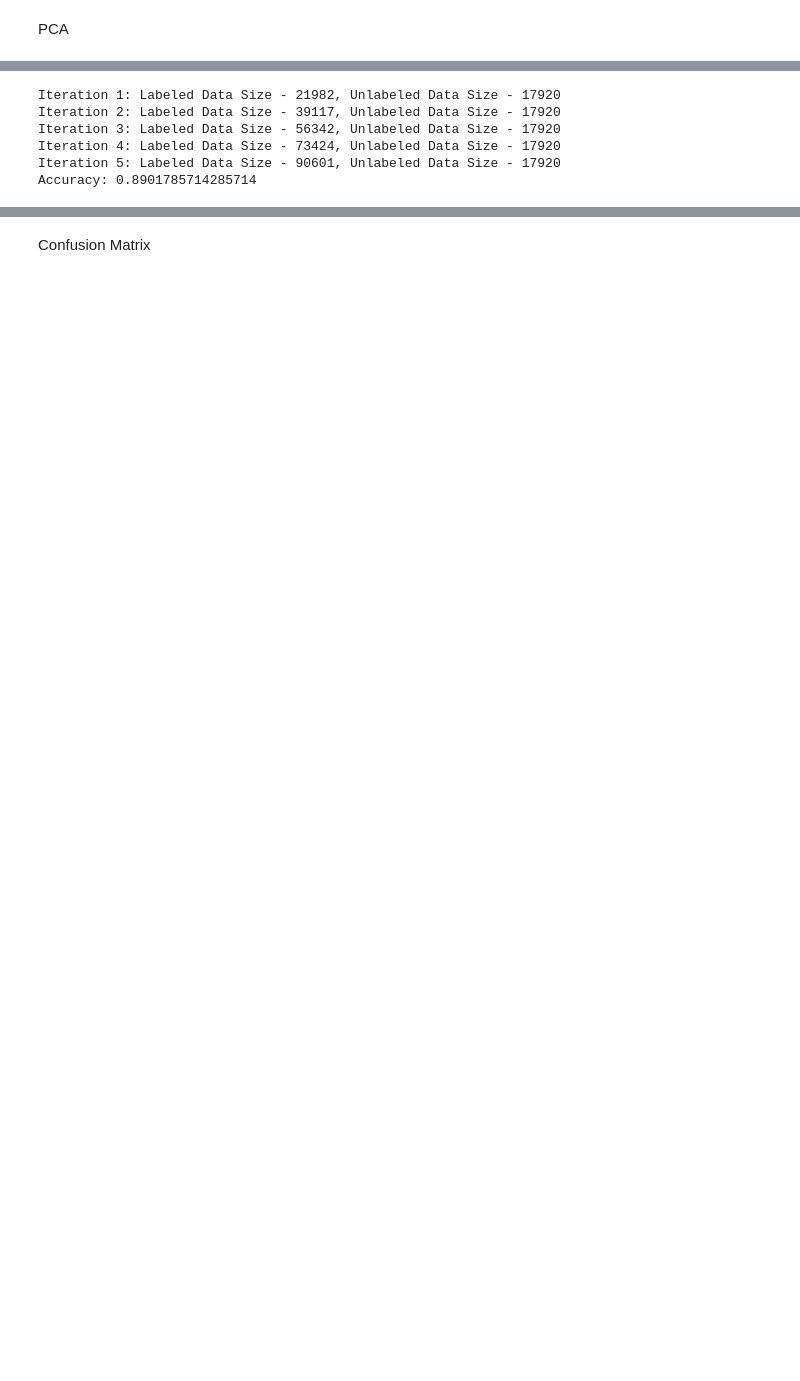
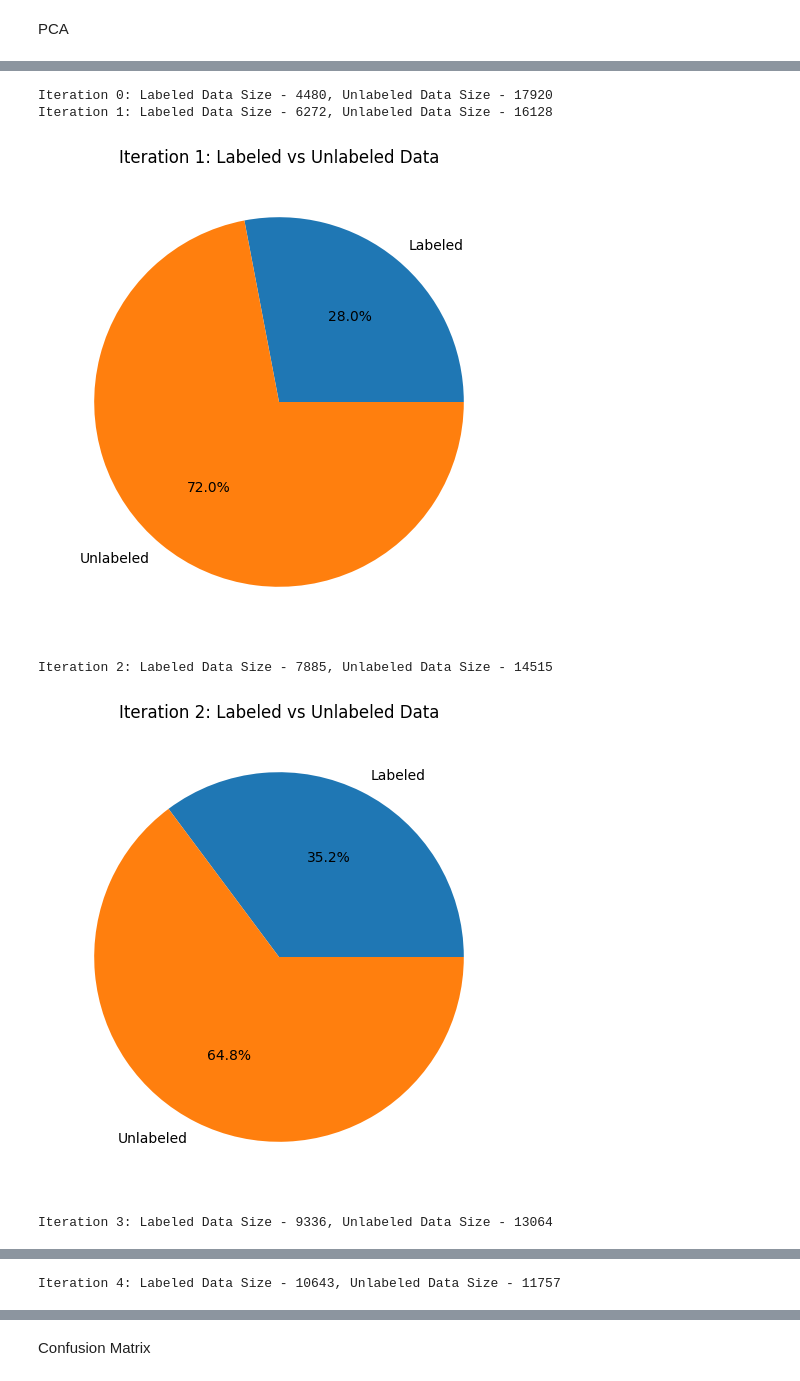
Before and after one commit to knvramana/COMP-6721-SUMMER-PROJECT, a Jupyter notebook: Semi_Supervised_Learning.ipynb, the cells around one changed output, grey strips where cells are left out. Saved outputs shown, nothing was run; the diff lists cells and outputs as text; code cells hidden in the pictures; blank space fills up the shorter version.

```diff
--- a/Semi_Supervised_Learning.ipynb
+++ b/Semi_Supervised_Learning.ipynb
@@ -176,0 +142,11 @@ plt.show()
+# %%
+
+label_encoder = LabelEncoder()
+y = label_encoder.fit_transform(labels)
+
+X_train, X_test, y_train, y_test = train_test_split(images, y, test_size=0.2, stratify=y)
+
+X_labeled, X_unlabeled, y_labeled, y_unlabeled = train_test_split(X_train, y_train, test_size=0.8)
+
+X_labeled = X_labeled.reshape(X_labeled.shape[0], -1)
+X_unlabeled = X_unlabeled.reshape(X_unlabeled.shape[0], -1)
@@ -179,32 +165,44 @@ Decision Tree Classifer
 # %%
-classifier = DecisionTreeClassifier(max_depth=12, criterion='entropy', random_state=2411)
+classifier = DecisionTreeClassifier(max_depth=8, criterion='entropy', random_state=2411)
+confidence_threshold = 0.9
+num_iterations = 8
 
-confidence_threshold = 0.9
-num_iterations = 5
-
+print(f"Iteration 0: Labeled Data Size - {X_labeled.shape[0]}, Unlabeled Data Size - {X_unlabeled.shape[0]}")
+    # Select high-confidence predictions
 for i in range(num_iterations):
-    classifier.fit(X_labeled.get(), y_labeled.get())
-    y_pred = cp.asarray(classifier.predict(X_unlabeled.get()))
+    classifier.fit(X_labeled, y_labeled)
+    y_pred = classifier.predict(X_unlabeled)
 
     # Select high-confidence predictions
-    y_pred_prob = cp.asarray(classifier.predict_proba(X_unlabeled.get()))
-    max_probs = cp.max(y_pred_prob, axis=1)
-    high_confidence_indices = cp.where(max_probs >= confidence_threshold)[0]
+    y_pred_prob = classifier.predict_proba(X_unlabeled)
+    max_probs = np.max(y_pred_prob, axis=1)
+    high_confidence_indices = np.argsort(max_probs)[-int(0.1 * len(X_unlabeled)):]
     pseudo_labels = y_pred[high_confidence_indices]
 
     # Add high-confidence examples to the labeled data
-    X_labeled = cp.concatenate([X_labeled, X_unlabeled[high_confidence_indices]])
-    y_labeled = cp.concatenate([y_labeled, pseudo_labels])
+    X_labeled = np.concatenate([X_labeled, X_unlabeled[high_confidence_indices]])
+    y_labeled = np.concatenate([y_labeled, pseudo_labels])
 
+    # Remove high-confidence examples from the unlabeled data
+    X_unlabeled = np.delete(X_unlabeled, high_confidence_indices, axis=0)
+    y_unlabeled = np.delete(y_unlabeled, high_confidence_indices, axis=0)
     print(f"Iteration {i + 1}: Labeled Data Size - {X_labeled.shape[0]}, Unlabeled Data Size - {X_unlabeled.shape[0]}")
+    # Plot pie charts
+    labels = ['Labeled', 'Unlabeled']
+    sizes = [X_labeled.shape[0], X_unlabeled.shape[0]]
+    plt.figure(figsize=(6, 6))
+    plt.pie(sizes, labels=labels, autopct='%1.1f%%')
+    plt.title(f'Iteration {i + 1}: Labeled vs Unlabeled Data')
+    plt.show()
 
-y_pred = cp.asarray(classifier.predict(X_unlabeled.get()))
-accuracy = accuracy_score(y_unlabeled.get(), y_pred.get())
+# After the iterations
+y_pred = classifier.predict(X_unlabeled)
+accuracy = accuracy_score(y_unlabeled, y_pred)
 print("Accuracy:", accuracy)
 # %% [output]
-Iteration 1: Labeled Data Size - 21982, Unlabeled Data Size - 17920
-Iteration 2: Labeled Data Size - 39117, Unlabeled Data Size - 17920
-Iteration 3: Labeled Data Size - 56342, Unlabeled Data Size - 17920
-Iteration 4: Labeled Data Size - 73424, Unlabeled Data Size - 17920
-Iteration 5: Labeled Data Size - 90601, Unlabeled Data Size - 17920
-Accuracy: 0.8901785714285714
+Iteration 0: Labeled Data Size - 4480, Unlabeled Data Size - 17920
+Iteration 1: Labeled Data Size - 6272, Unlabeled Data Size - 16128
+[figure, added]
+Iteration 2: Labeled Data Size - 7885, Unlabeled Data Size - 14515
+[figure, added]
+Iteration 3: Labeled Data Size - 9336, Unlabeled Data Size - 13064
@@ -210,0 +210 @@ Accuracy: 0.8901785714285714
+Iteration 4: Labeled Data Size - 10643, Unlabeled Data Size - 11757
```
Also changed, not shown: parts of 40 cells of this notebook.
